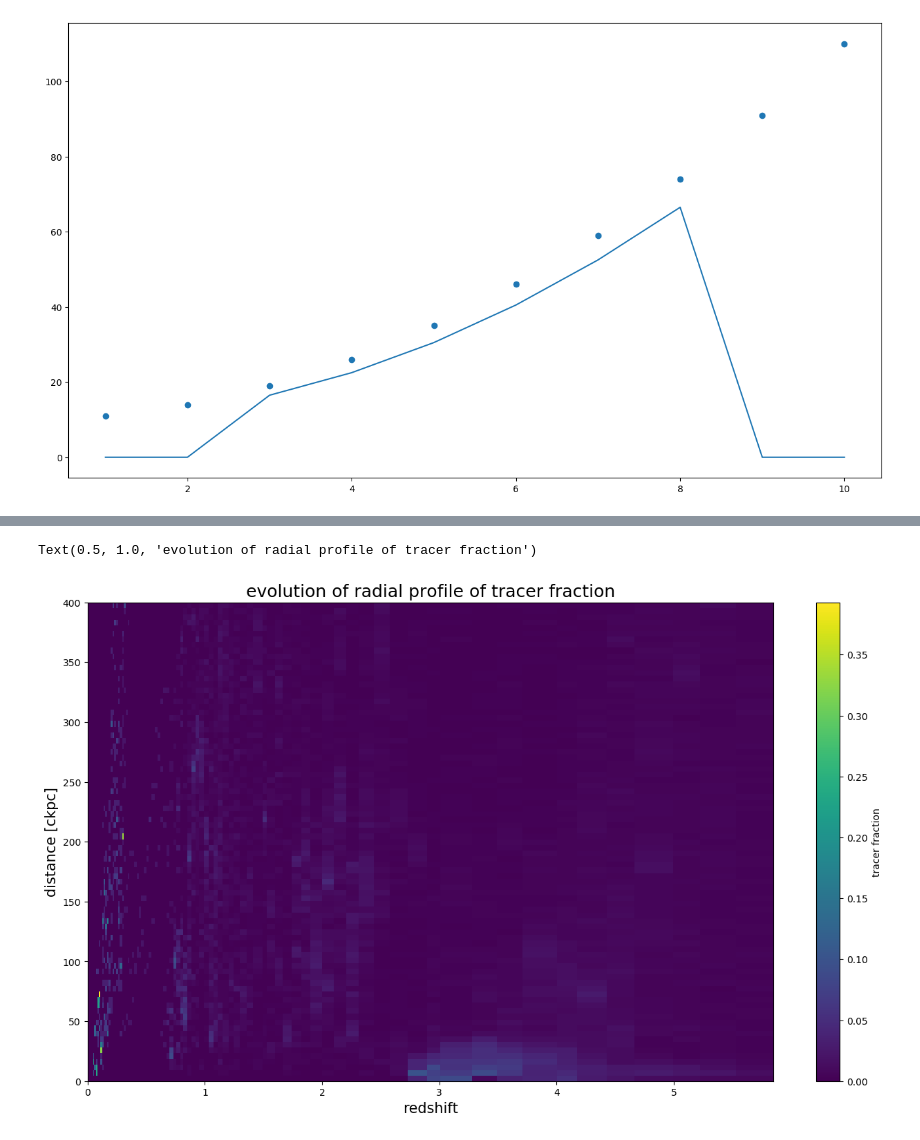
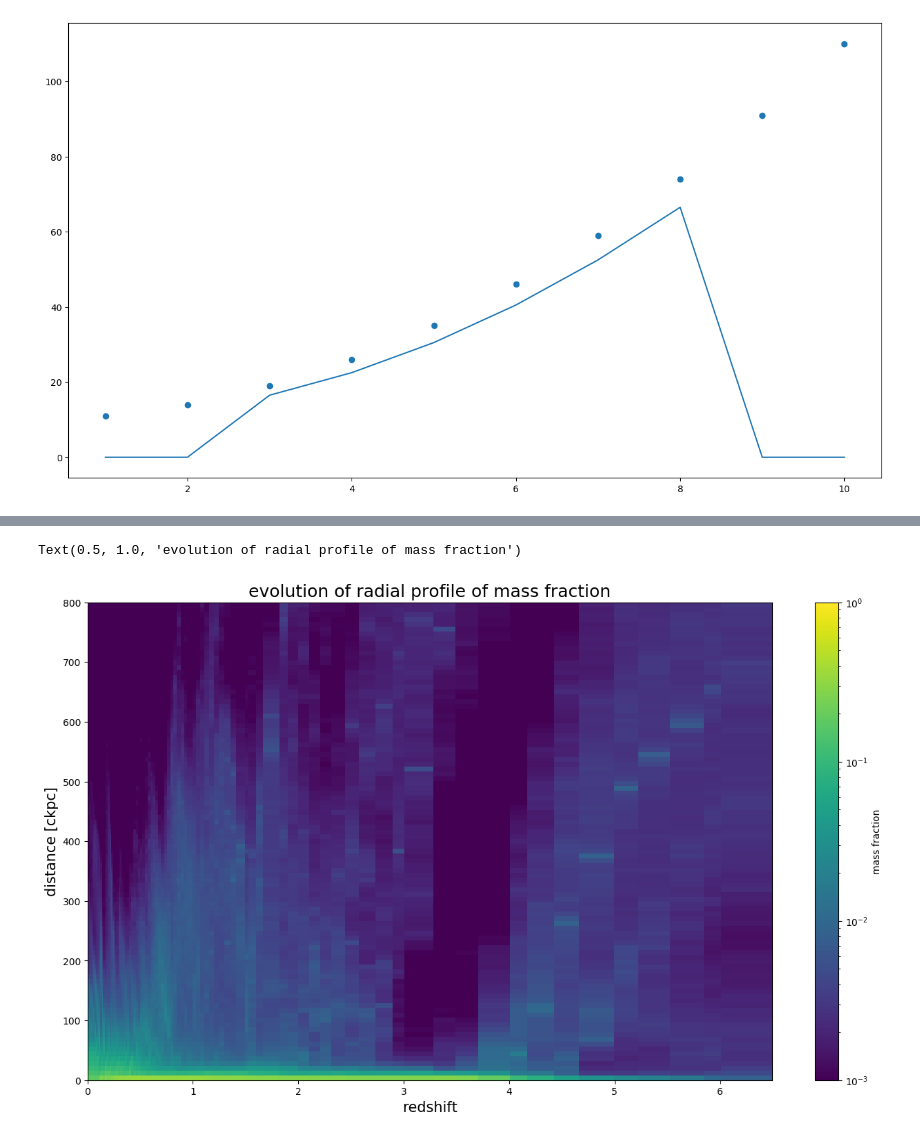
Before and after one commit to nelson-group/Ole_insitu_stars, a Jupyter notebook: final_plots.ipynb, the cells around one changed output, grey strips where cells are left out. Saved outputs shown, nothing was run; the diff lists cells and outputs as text; code cells hidden in the pictures.

```diff
--- a/final_plots.ipynb
+++ b/final_plots.ipynb
@@ -131,0 +166,9 @@ for i in range(5):
+# %%
+f = h5py.File('files/TNG50-2/rad_prof_mass_bins_tracer_frac-400.hdf5','r')
+bins = f['bins'][:]
+z = f['redshift'][:]
+num = f['values'][:,:,:]
+f.close()
+
+basePath='/virgotng/universe/IllustrisTNG/TNG50-2/output'
+snaps = np.array([84,67,50,33,25])
@@ -177,13 +291,14 @@ plt.plot(x,med,color = 'orange')
 # %%
 def one_gal_profile_vs_redshift(basePath, subID = 0, max_dist = 15000, onlyGas = False):
+    start = time.time()
     header = il.groupcat.loadHeader(basePath,99)
     boxSize = header['BoxSize']
 
     f = h5py.File('files/'+basePath[32:39]+'/all_parent_indices.hdf5','r')
     tracers_in_parent_offset = f['snap_099/tracers_in_parents_offset'][:]
-    snaps = np.arange(99,1,-1)
+    snaps = np.arange(99,11,-1)
     problem = []
-    for i in range(99,1,-1):
+    for i in range(99,11,-1):
         if f'snap_0{i}' not in f:
             problem.append(99 - i)
     f.close()
@@ -193,12 +308,18 @@ def one_gal_profile_vs_redshift(basePath, subID = 0, max_dist = 15000, onlyGas =
     sub_pos = sub_positions['SubhaloPos'][subID,:,:]
     sub_positions.close()
 
+    end_load = time.time()
+    print('time for loading: ',end_load-start)
+
     insituStarsInSubOffset = tF.insituStarsInSubOffset(basePath,99)
     #there might be more tracers -> parents in one galaxy at higher redshifts than insitu stars at redshift 0
     parentsInSubOffset = tF.tracersInSubhalo(insituStarsInSubOffset,tracers_in_parent_offset).astype(int)
     parentsInSubOffset = np.insert(parentsInSubOffset,0,0)
 
-    num_bins = snaps.size
+    end_offsets = time.time()
+    print('time for offsets: ',end_offsets-end_load)
+
+    num_bins = 100
     bins = np.linspace(0,max_dist,num_bins)
     num = np.zeros((snaps.size,num_bins))
     z = np.zeros(snaps.size)
@@ -219,7 +340,8 @@ def one_gal_profile_vs_redshift(basePath, subID = 0, max_dist = 15000, onlyGas =
             star_parent_indices = parent_indices[np.where(parent_indices[:,1] == 1)[0],0]
             star_pos = all_star_pos[star_parent_indices.astype(int)]
 
-
+        end_load2 = time.time()
+        #print('time for 2nd loading: ',end_load2-end_offsets)
 
         #subhalo_position = il.groupcat.loadSubhalos(basePath,snaps[i],fields=['SubhaloPos'])[tree[99-snaps[i]]]#sub_pos[snap_count,:]
         subhalo_position = sub_pos[99-snaps[i]]
@@ -233,14 +355,21 @@ def one_gal_profile_vs_redshift(basePath, subID = 0, max_dist = 15000, onlyGas =
             for j in range(star_pos.shape[0]):
                 rad_dist[gas_pos.shape[0] + j] = iF.dist(subhalo_position,star_pos[j],boxSize)
 
+        end_prof = time.time()
+        #print('time for computing profiles: ',end_prof-end_load2)
+
         num[i,:] = iF.binData_w_bins(rad_dist,bins = bins)
         num[i,:] = num[i,:]/sum(num[i,:]) #we're only interested in the fraction of tracers in that bin
         z[i] = il.groupcat.loadHeader(basePath, snaps[i])['Redshift']
+
+        end_bin = time.time()
+        #print('time for binning: ',end_bin-end_prof)
+
         print(snaps[i],' done;',end=' ',flush=True)
     all_parent_indices.close()
     return bins, num, z
 # %%
 %%time
-basePath = '/virgotng/universe/IllustrisTNG/TNG50-4/output'
-bins, num, z = one_gal_profile_vs_redshift(basePath, subID = 0, max_dist = 400, onlyGas = False)
+basePath = '/virgotng/universe/IllustrisTNG/TNG50-2/output'
+bins, num, z = one_gal_profile_vs_redshift(basePath, subID = 0, max_dist = 800, onlyGas = False)
 # %% [output]
@@ -266,10 +389,10 @@ Wall time: 3min 15s
 # %%
-plt.pcolormesh(z,bins,num.T)
-plt.colorbar(label='tracer fraction')
+plt.pcolormesh(z,bins,num.T,norm = mpl.colors.LogNorm(1e-3,1), shading='auto')
+plt.colorbar(label='mass fraction')
 plt.ylabel('distance [ckpc]',size=15)
 plt.xlabel('redshift',size=15)
-plt.title('evolution of radial profile of tracer fraction',size=18)
-#plt.savefig('pics/rad_prof_z_tracer_frac_sub0.jpg',format='jpg')
+plt.title('evolution of radial profile of mass fraction',size=18)
+#plt.savefig('pics/rad_prof_z_tracer_frac_sub0_TNG50-2-800.jpg',format='jpg')
 # %% [output]
-Text(0.5, 1.0, 'evolution of radial profile of tracer fraction')
+Text(0.5, 1.0, 'evolution of radial profile of mass fraction')
-[figure, old version]
+[figure, new version]
```
Also changed, not shown: parts of 21 cells of this notebook, 5 other files.
